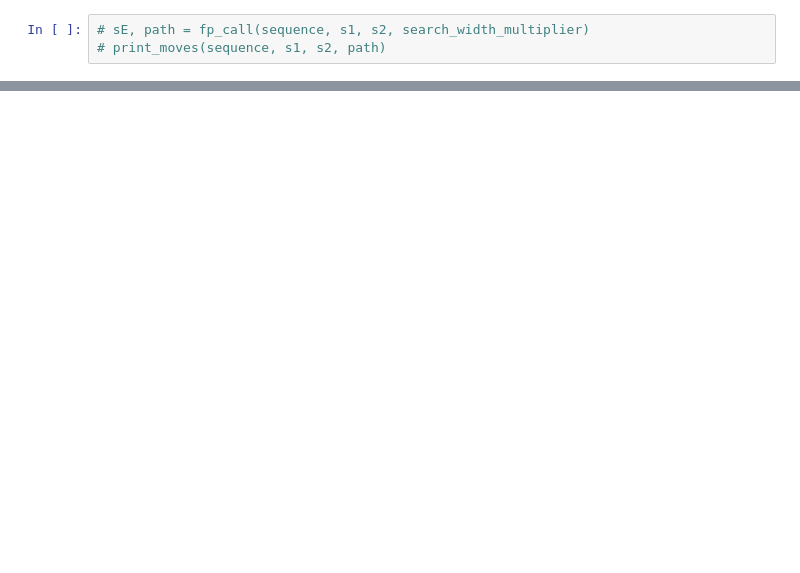
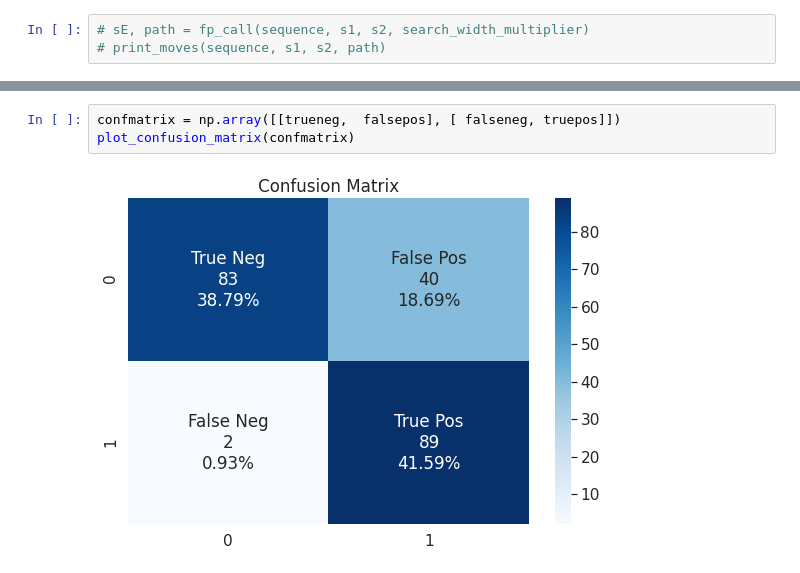
Before and after one commit to maxf-at/findpath_cpp, a Jupyter notebook: PythonImplementation/move_diversity.ipynb, the cells around one changed output, grey strips where cells are left out. Cells and saved outputs as stored; diff of their text form; blank space fills up the shorter version.

```diff
--- a/PythonImplementation/move_diversity.ipynb
+++ b/PythonImplementation/move_diversity.ipynb
@@ -608,0 +775,5 @@ for index, row in samples_df.iterrows():
+# %%
+confmatrix = np.array([[trueneg,  falsepos], [ falseneg, truepos]])
+plot_confusion_matrix(confmatrix)
+# %% [output]
+[figure, added]
```
Also changed, not shown: parts of 17 cells of this notebook, 15 other files.
